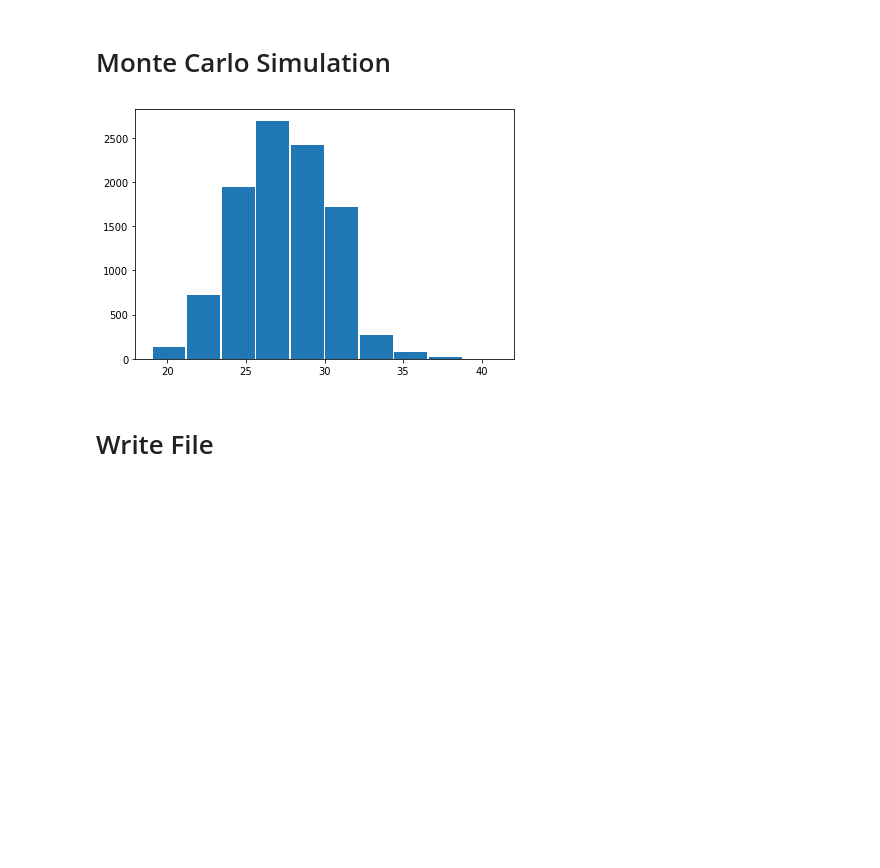
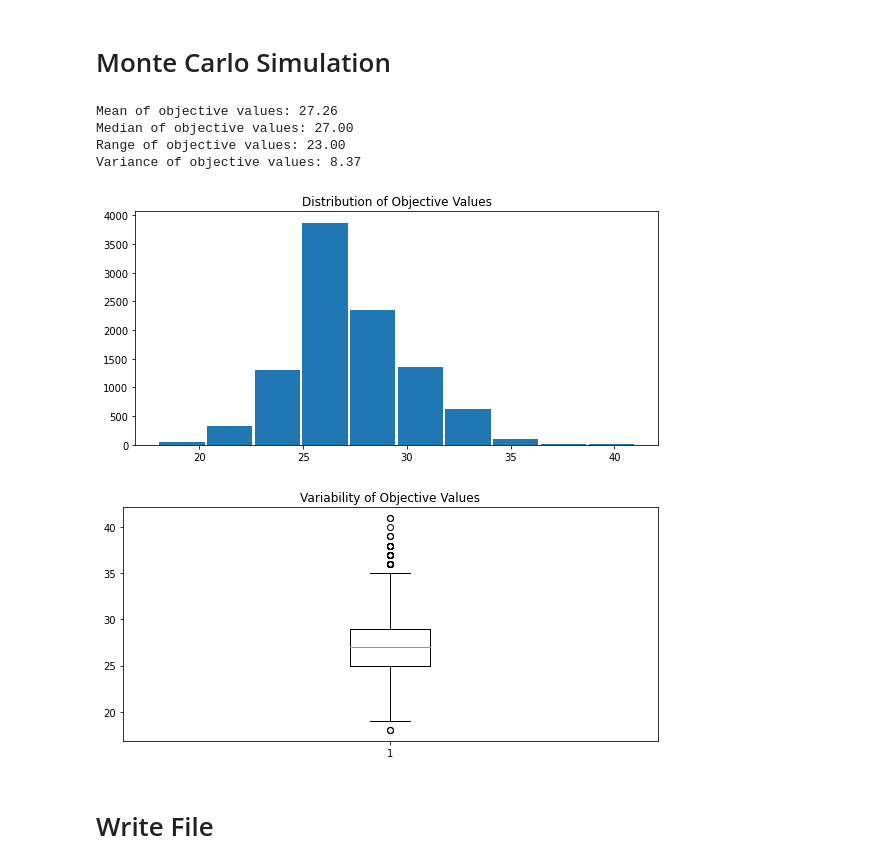
Before and after one commit to dacowan2/210-Final-Project, a Jupyter notebook: FinalProject.ipynb, the cells around one changed output. Cells and saved outputs as stored; diff of their text form; code cells hidden in the pictures; blank space fills up the shorter version.

```diff
--- a/FinalProject.ipynb
+++ b/FinalProject.ipynb
@@ -393,13 +393,29 @@ for i in range(iterations):
     m.optimize();
 
     obj_vals.append(m.objVal)
-# %%
-from matplotlib import pyplot as plt
-fig, ax = plt.subplots(figsize =(6, 4), tight_layout = True)
-ax.hist(obj_vals, rwidth=0.95)
-plt.show()
-# %% [output]
-[figure, removed]
+# %%
+print("Mean of objective values: %.2f" % np.mean(obj_vals))
+print("Median of objective values: %.2f" % np.median(obj_vals))
+print("Range of objective values: %.2f" % np.ptp(obj_vals))
+print("Variance of objective values: %.2f" % np.var(obj_vals))
+
+from matplotlib import pyplot as plt
+fig, ax = plt.subplots(figsize =(8, 4), tight_layout = True)
+ax.hist(obj_vals, rwidth=0.95)
+plt.title("Distribution of Objective Values")
+plt.show()
+
+fig, ax = plt.subplots(figsize =(8, 4), tight_layout = True)
+ax.boxplot(obj_vals)
+plt.title("Variability of Objective Values")
+plt.show()
+# %% [output]
+Mean of objective values: 27.26
+Median of objective values: 27.00
+Range of objective values: 23.00
+Variance of objective values: 8.37
+[figure, added]
+[figure, added]
 # %% [markdown]
 # Write File
 # %%
```
Also changed, not shown: parts of 1 cell of this notebook, 1 other file.
